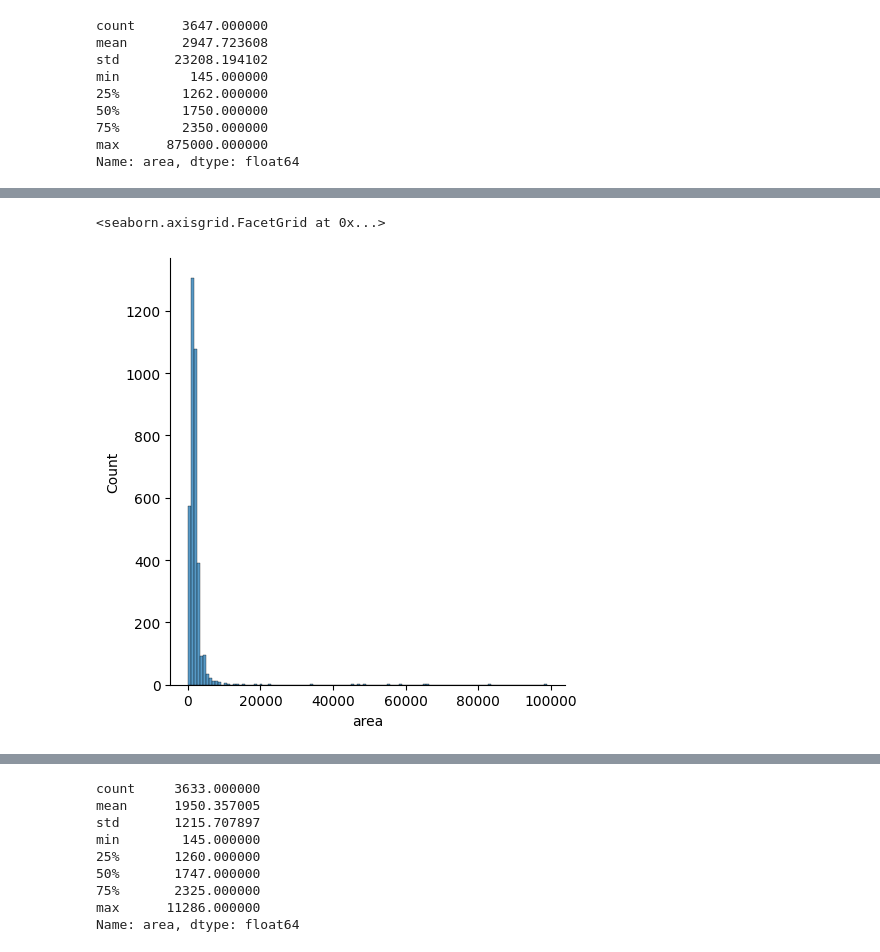
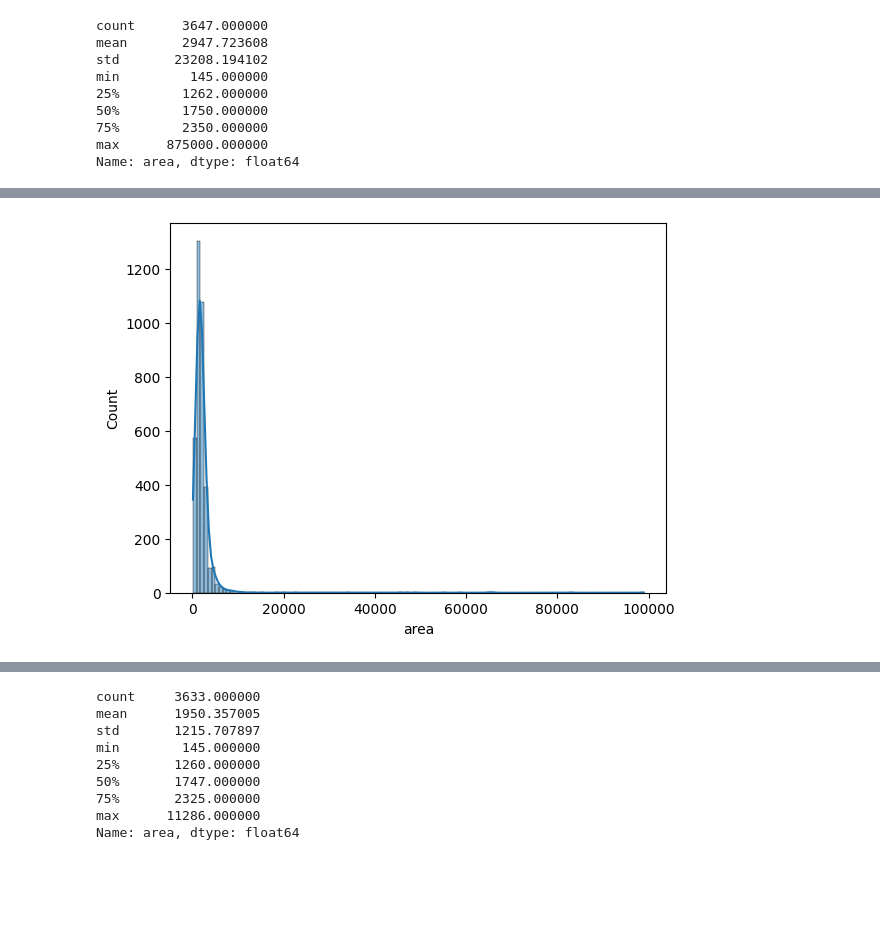
Before and after one commit to Areeb-Ahmd/Habitalytics-DataDrivenRealty, a Jupyter notebook: notebooks/05_outlier_detection/outlier-treatment.ipynb, the cells around one changed output, grey strips where cells are left out. Saved outputs shown, nothing was run; the diff lists cells and outputs as text; code cells hidden in the pictures; blank space fills up the shorter version.

```diff
--- a/notebooks/05_outlier_detection/outlier-treatment.ipynb
+++ b/notebooks/05_outlier_detection/outlier-treatment.ipynb
@@ -270,8 +268,8 @@ df[df['area'] > 100000]
 df = df[df['area'] < 100000]
 # %%
-sns.displot(df['area'])
+sns.histplot(df['area'], kde=True)
+plt.show()
 # %% [output]
-<seaborn.axisgrid.FacetGrid at 0x...>
-[figure, old version]
+[figure, new version]
 # %%
 sns.boxplot(x=df['area'])
```
Also changed, not shown: parts of 74 cells of this notebook.
